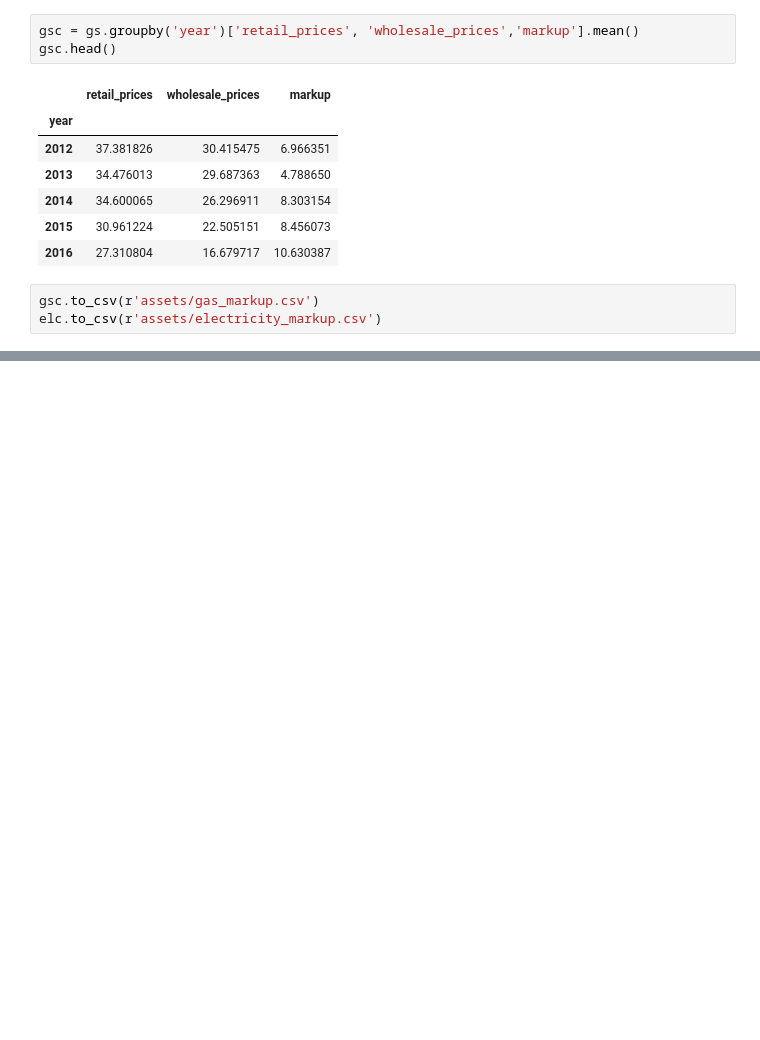
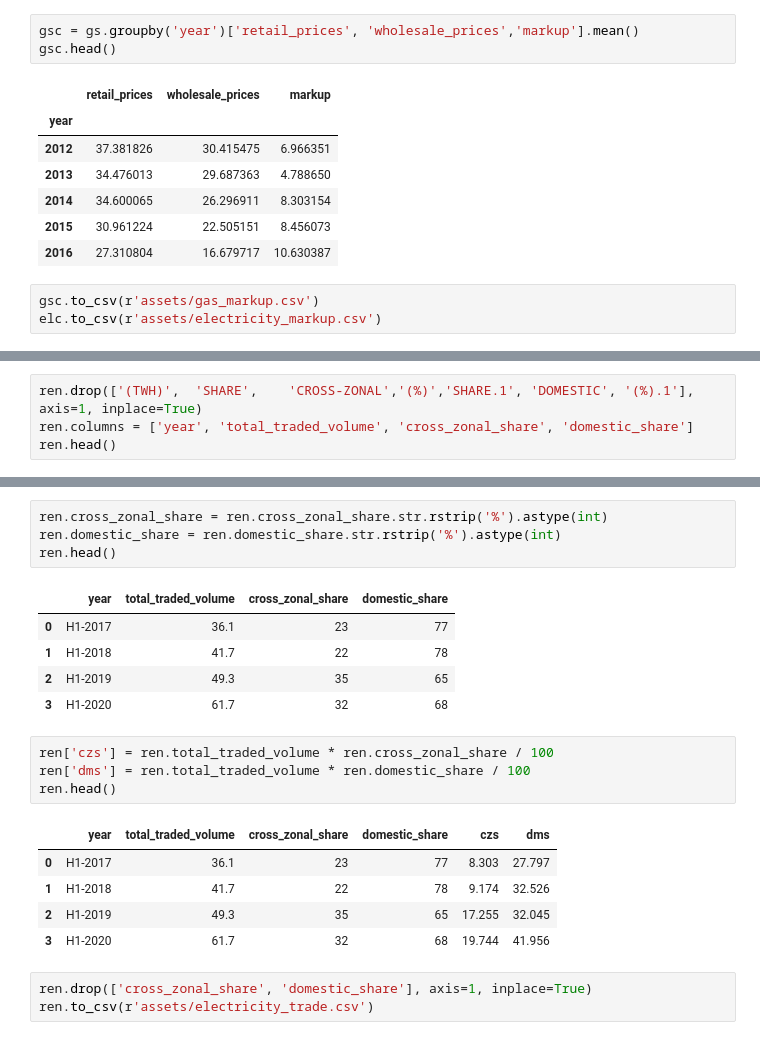
Before and after one commit to hypertechsa/acer-visualisation, a Jupyter notebook: mine.ipynb, the cells around one changed output, grey strips where cells are left out. Saved outputs shown, nothing was run; the diff lists cells and outputs as text; blank space fills up the shorter version.

```diff
--- a/mine.ipynb
+++ b/mine.ipynb
@@ -269,0 +277,4 @@ ren.to_csv(r'assets/covid_renewable.csv')
+# %%
+ren.drop(['(TWH)',	'SHARE',	'CROSS-ZONAL','(%)','SHARE.1', 'DOMESTIC', '(%).1'], axis=1, inplace=True)
+ren.columns = ['year', 'total_traded_volume', 'cross_zonal_share', 'domestic_share']
+ren.head()
@@ -269,0 +287,23 @@ ren.to_csv(r'assets/covid_renewable.csv')
+# %%
+ren.cross_zonal_share = ren.cross_zonal_share.str.rstrip('%').astype(int)
+ren.domestic_share = ren.domestic_share.str.rstrip('%').astype(int)
+ren.head()
+# %% [output]
+|  | year | total_traded_volume | cross_zonal_share | domestic_share |
+| 0 | H1-2017 | 36.1 | 23 | 77 |
+| 1 | H1-2018 | 41.7 | 22 | 78 |
+| 2 | H1-2019 | 49.3 | 35 | 65 |
+| 3 | H1-2020 | 61.7 | 32 | 68 |
+# %%
+ren['czs'] = ren.total_traded_volume * ren.cross_zonal_share / 100
+ren['dms'] = ren.total_traded_volume * ren.domestic_share / 100
+ren.head()
+# %% [output]
+|  | year | total_traded_volume | cross_zonal_share | domestic_share | czs | dms |
+| 0 | H1-2017 | 36.1 | 23 | 77 | 8.303 | 27.797 |
+| 1 | H1-2018 | 41.7 | 22 | 78 | 9.174 | 32.526 |
+| 2 | H1-2019 | 49.3 | 35 | 65 | 17.255 | 32.045 |
+| 3 | H1-2020 | 61.7 | 32 | 68 | 19.744 | 41.956 |
+# %%
+ren.drop(['cross_zonal_share', 'domestic_share'], axis=1, inplace=True)
+ren.to_csv(r'assets/electricity_trade.csv')
```
Also changed, not shown: parts of 2 cells of this notebook, 5 other files.
